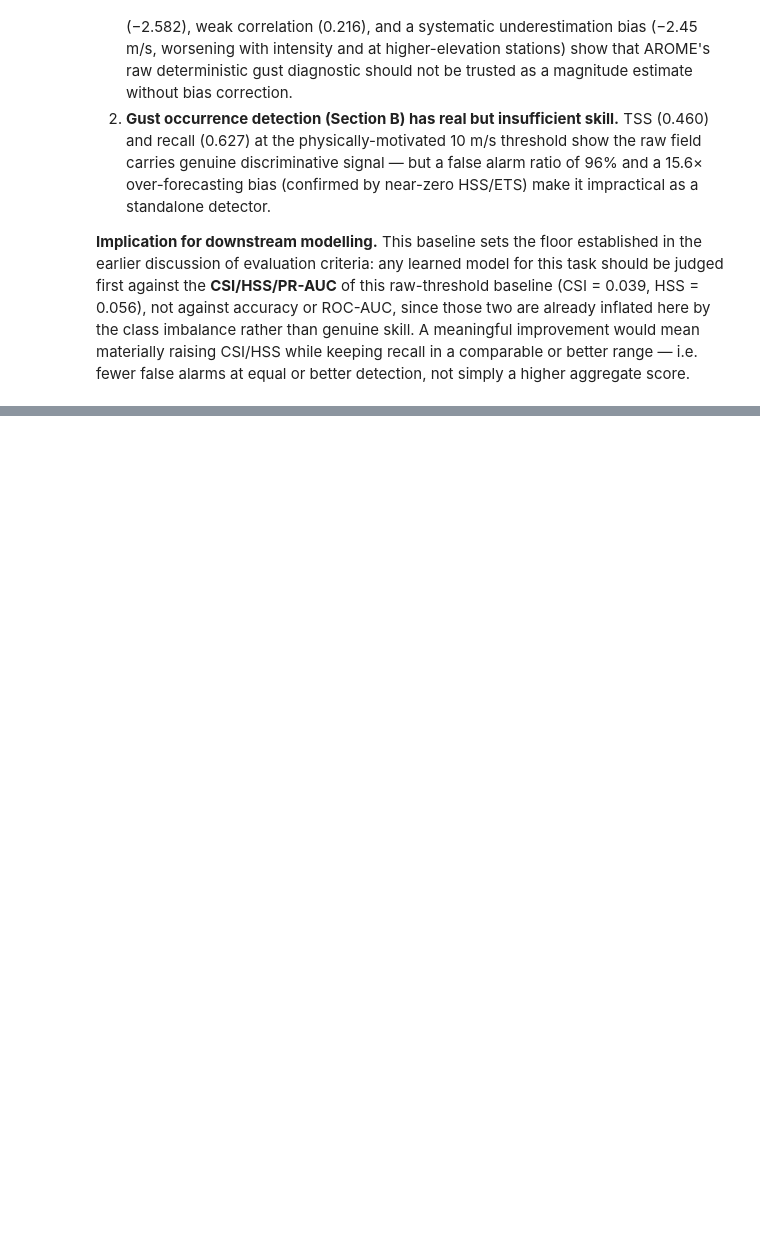
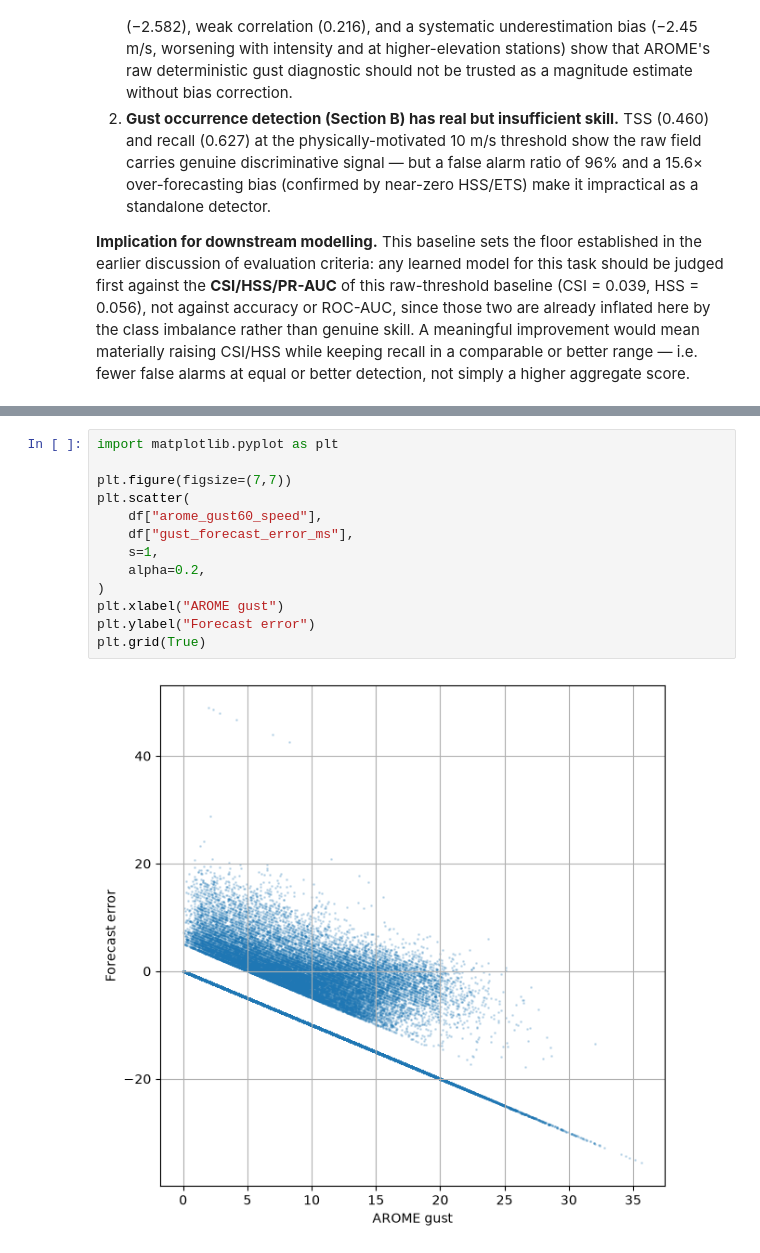
Before and after one commit to Marouanelmzr/meteorological-time-series-forecasting, a Jupyter notebook: notebooks/04_baseline_study.ipynb, the cells around one changed output, grey strips where cells are left out. Cells and saved outputs as stored; diff of their text form; blank space fills up the shorter version.

```diff
--- a/notebooks/04_baseline_study.ipynb
+++ b/notebooks/04_baseline_study.ipynb
@@ -724,0 +879,15 @@ simply a higher aggregate score.
+# %%
+import matplotlib.pyplot as plt
+
+plt.figure(figsize=(7,7))
+plt.scatter(
+    df["arome_gust60_speed"],
+    df["gust_forecast_error_ms"],
+    s=1,
+    alpha=0.2,
+)
+plt.xlabel("AROME gust")
+plt.ylabel("Forecast error")
+plt.grid(True)
+# %% [output]
+[figure, added]
```
Also changed, not shown: parts of 2 cells of this notebook, 16 other files.
